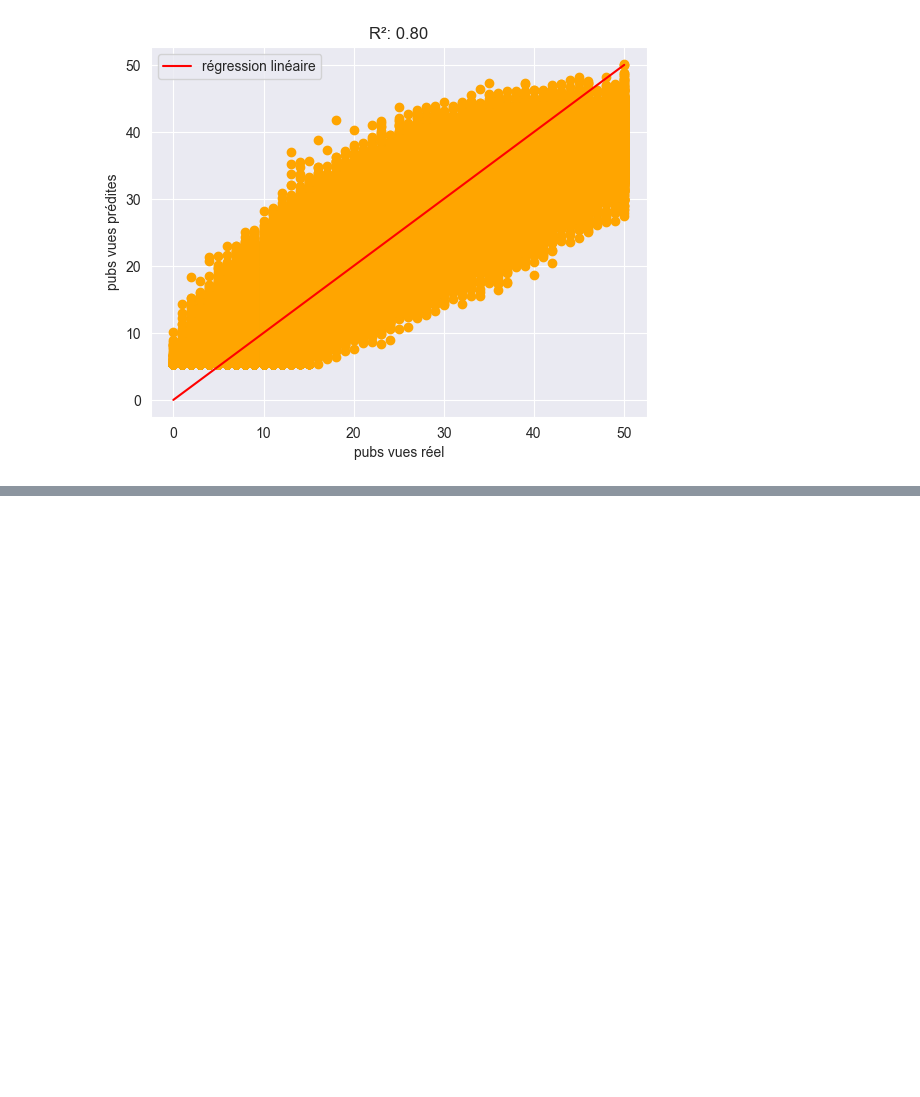
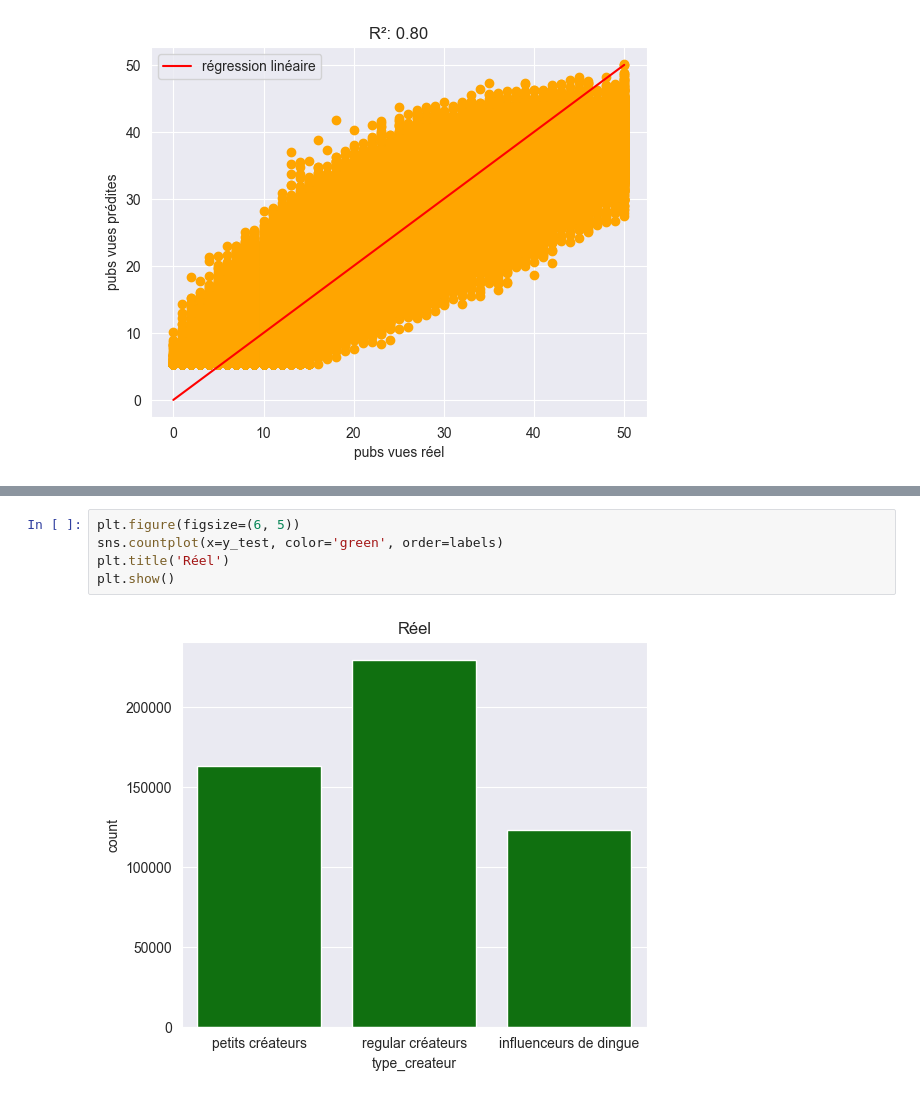
Before and after one commit to massaines-cpu/ANALYSE-DE-DONNEES-INSTAGRAM, a Jupyter notebook: Untitled.ipynb, the cells around one changed output, grey strips where cells are left out. Drawn from its saved outputs; the diff is of its cells as text; blank space fills up the shorter version.

```diff
--- a/Untitled.ipynb
+++ b/Untitled.ipynb
@@ -313,0 +425,7 @@ plt.show()
+# %%
+plt.figure(figsize=(6, 5))
+sns.countplot(x=y_test, color='green', order=labels)
+plt.title('Réel')
+plt.show()
+# %% [output]
+[figure, added]
```
Also changed, not shown: parts of 15 cells of this notebook.
